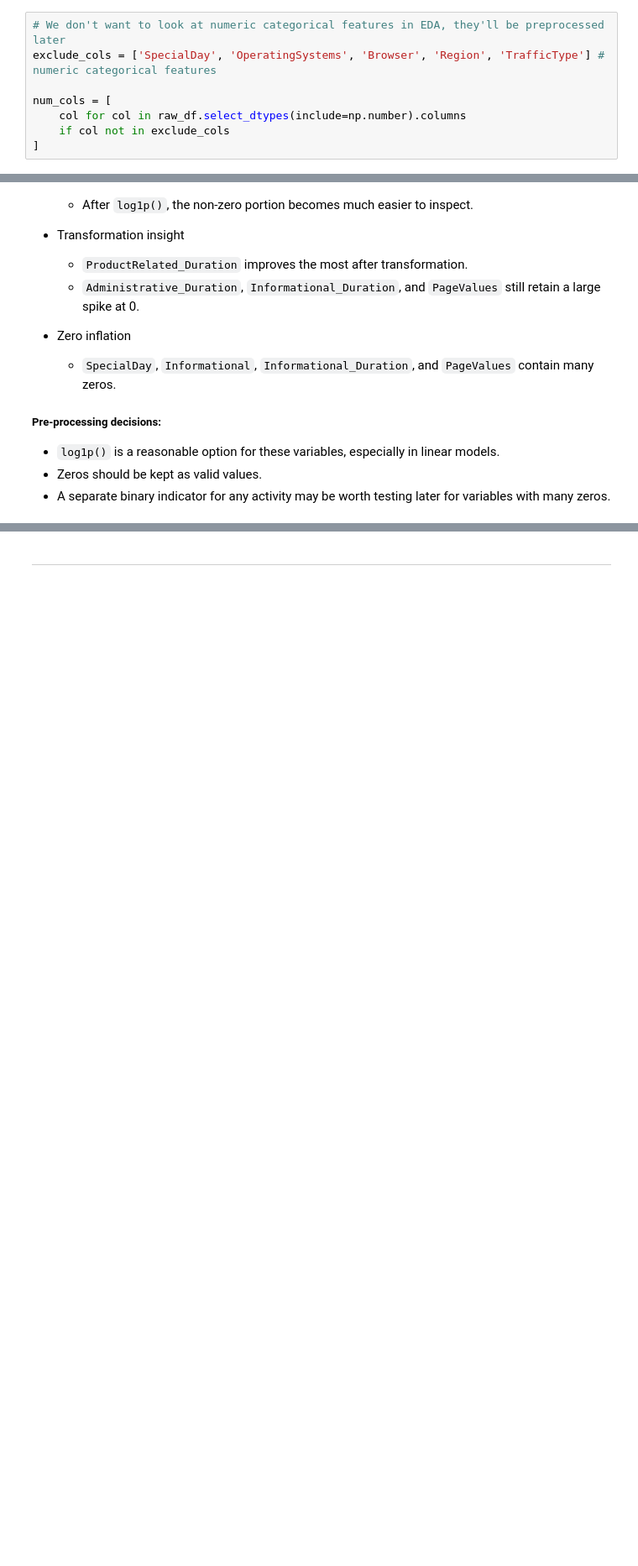
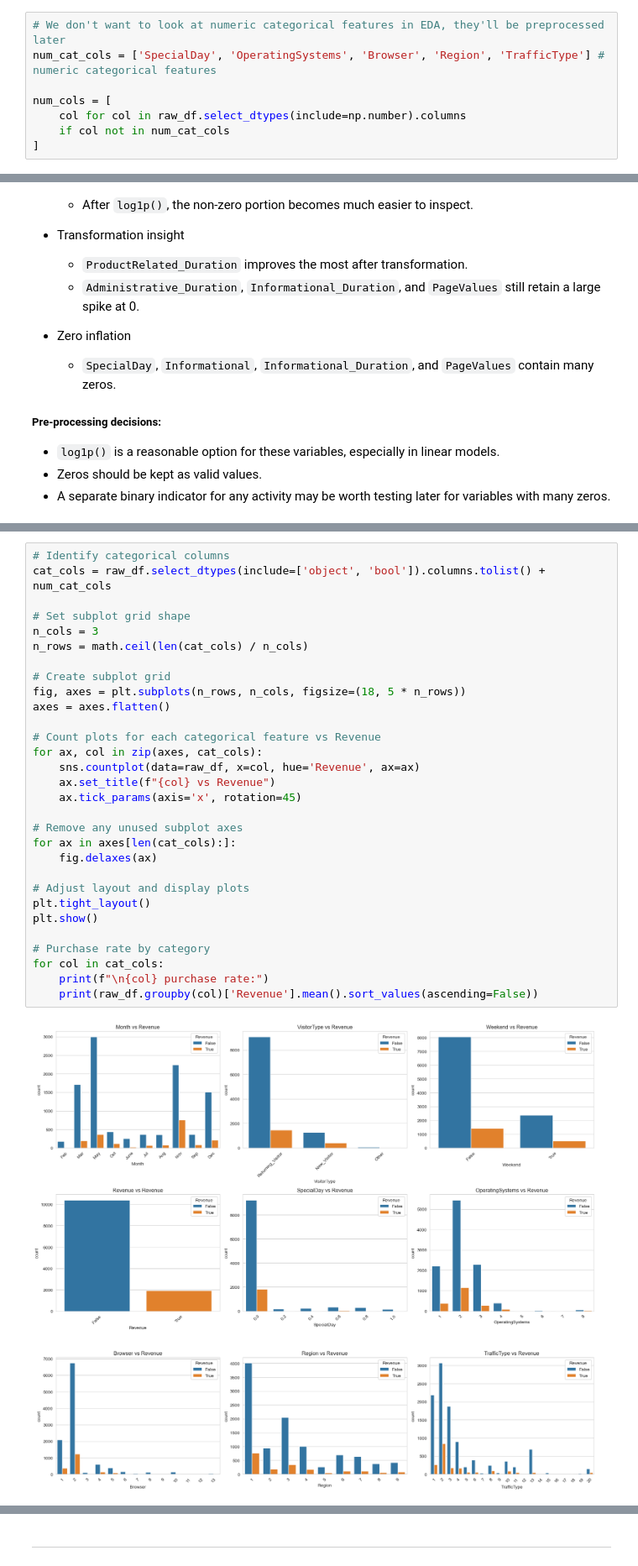
Before and after one commit to Lqvy/Project-Decisions, a Jupyter notebook: ShoppingIntention.ipynb, the cells around one changed output, grey strips where cells are left out. Shown at 84% size. Saved outputs shown, nothing was run; the diff lists cells and outputs as text; blank space fills up the shorter version.

```diff
--- a/ShoppingIntention.ipynb
+++ b/ShoppingIntention.ipynb
@@ -208,10 +219,10 @@ display(summary_table.round(2))
 # %%
 # We don't want to look at numeric categorical features in EDA, they'll be preprocessed later
-exclude_cols = ['SpecialDay', 'OperatingSystems', 'Browser', 'Region', 'TrafficType'] # numeric categorical features
+num_cat_cols = ['SpecialDay', 'OperatingSystems', 'Browser', 'Region', 'TrafficType'] # numeric categorical features
 
 num_cols = [
     col for col in raw_df.select_dtypes(include=np.number).columns
-    if col not in exclude_cols
+    if col not in num_cat_cols
 ]
 # %%
 # Skewness
@@ -283,0 +297,32 @@ plt.show()
+# %%
+# Identify categorical columns
+cat_cols = raw_df.select_dtypes(include=['object', 'bool']).columns.tolist() + num_cat_cols
+
+# Set subplot grid shape
+n_cols = 3
+n_rows = math.ceil(len(cat_cols) / n_cols)
+
+# Create subplot grid
+fig, axes = plt.subplots(n_rows, n_cols, figsize=(18, 5 * n_rows))
+axes = axes.flatten()
+
+# Count plots for each categorical feature vs Revenue
+for ax, col in zip(axes, cat_cols):
+    sns.countplot(data=raw_df, x=col, hue='Revenue', ax=ax)
+    ax.set_title(f"{col} vs Revenue")
+    ax.tick_params(axis='x', rotation=45)
+
+# Remove any unused subplot axes
+for ax in axes[len(cat_cols):]:
+    fig.delaxes(ax)
+
+# Adjust layout and display plots
+plt.tight_layout()
+plt.show()
+
+# Purchase rate by category
+for col in cat_cols:
+    print(f"\n{col} purchase rate:")
+    print(raw_df.groupby(col)['Revenue'].mean().sort_values(ascending=False))
+# %% [output]
+[figure, added]
```
Also changed, not shown: parts of 13 cells of this notebook.
